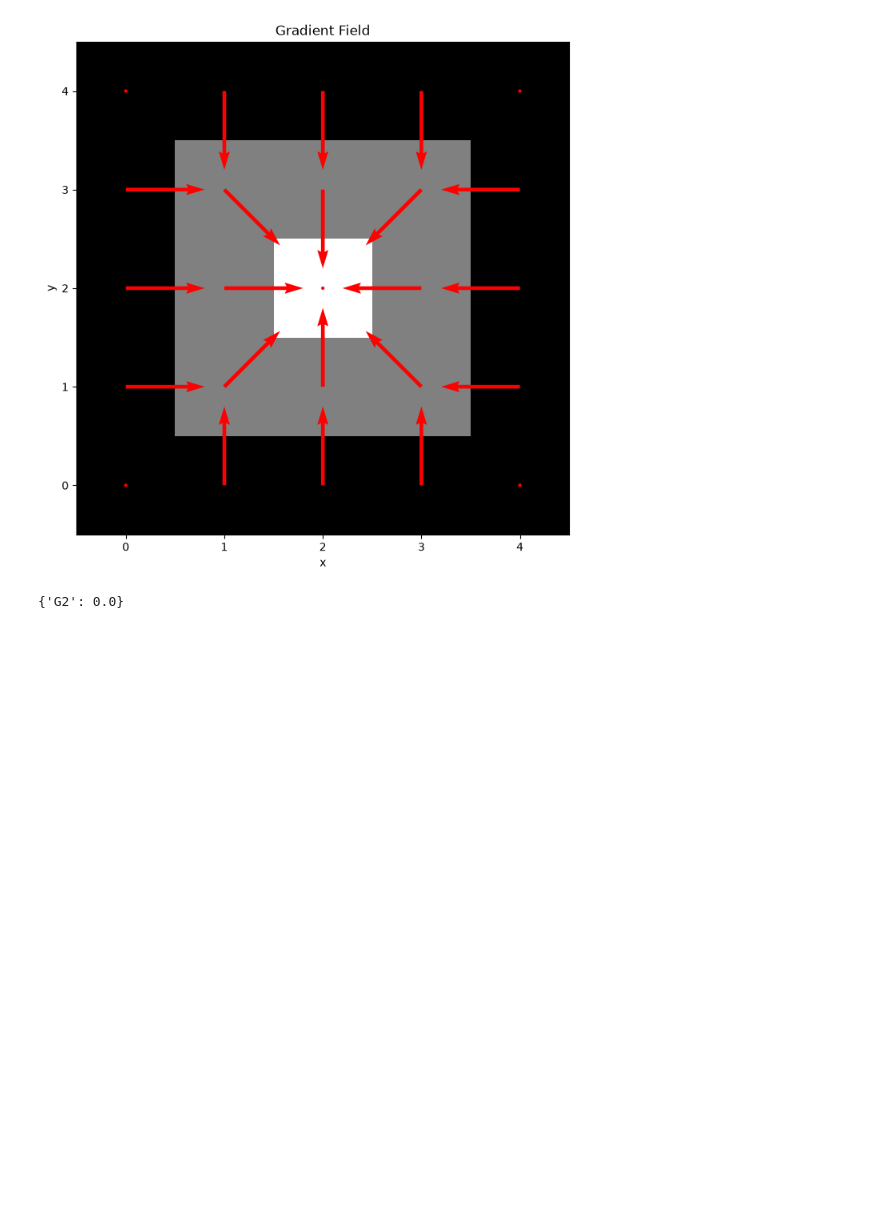
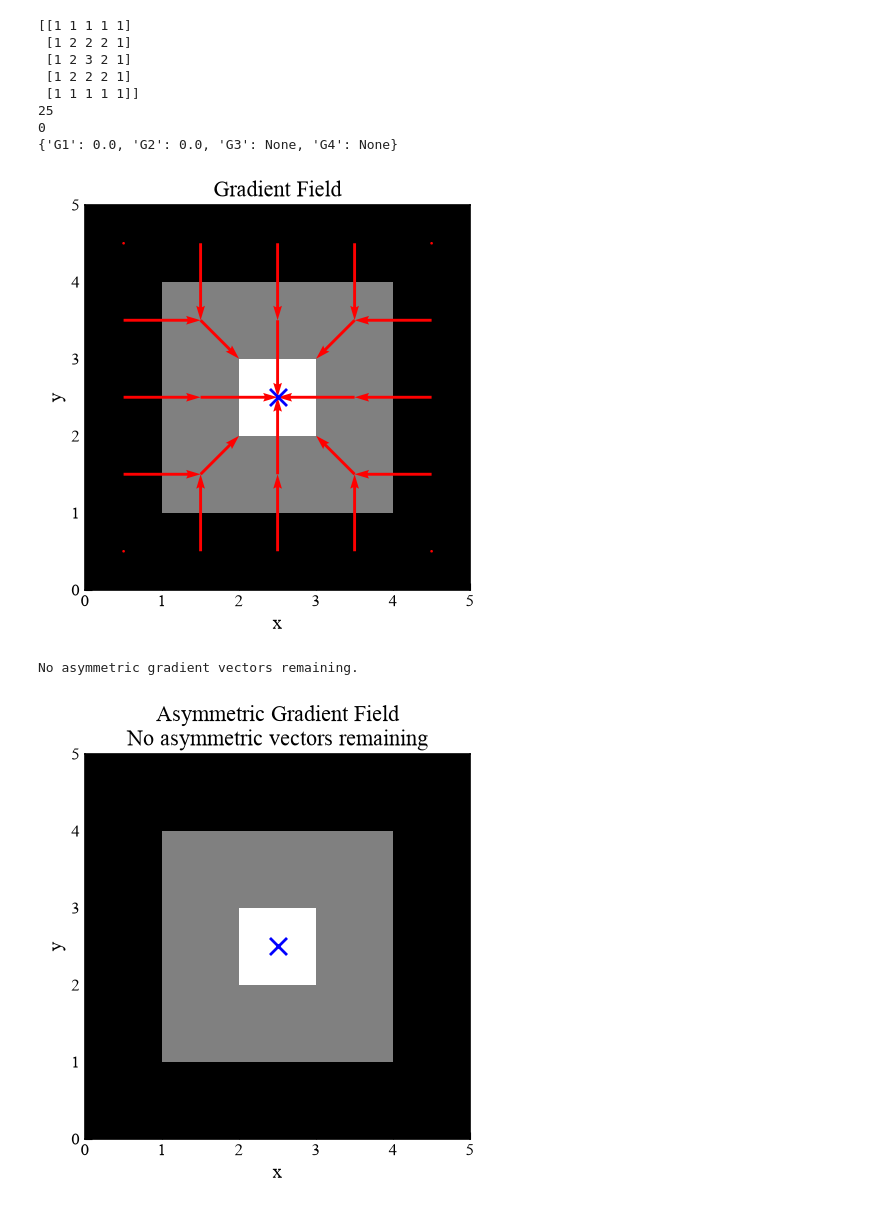
Before and after one commit to Desduh/gpa, a Jupyter notebook: gpa.ipynb, the cells around one changed output. Saved outputs shown, nothing was run; the diff lists cells and outputs as text; code cells hidden in the pictures; blank space fills up the shorter version.

```diff
--- a/gpa.ipynb
+++ b/gpa.ipynb
@@ -933,8 +1483,21 @@ gpaObject.evaluate(mtol=0.019999999552965164, ftol=0.029999999329447746, ptol=0.
 # %%
+print(symmetric)
 gpaObject = GPA(symmetric)
 gpaObject.setPosition((len(symmetric)-1)/2, (len(symmetric[0])-1)/2)
-
-gpaObject.evaluate(mtol=0.019999999552965164, ftol=0.029999999329447746, ptol=0.009999999776482582, plot=True, moments=("G2"))
+ga = gpaObject.evaluate(mtol=0.019999999552965164, ftol=0.029999999329447746, ptol=0.009999999776482582)
+print(ga)
+# gpaObject.plot_delaunay_triangulation()
+gpaObject.plot_gradient_field(fixed_length=False)
+gpaObject.plot_asymmetric_gradient_field(fixed_length=False)
 # %% [output]
+[[1 1 1 1 1]
+ [1 2 2 2 1]
+ [1 2 3 2 1]
+ [1 2 2 2 1]
+ [1 1 1 1 1]]
+25
+0
+{'G1': 0.0, 'G2': 0.0, 'G3': None, 'G4': None}
-[figure, old version]
+[figure, new version]
-{'G2': 0.0}
+No asymmetric gradient vectors remaining.
+[figure, added]
```
Also changed, not shown: parts of 9 cells of this notebook, 2 other files.
